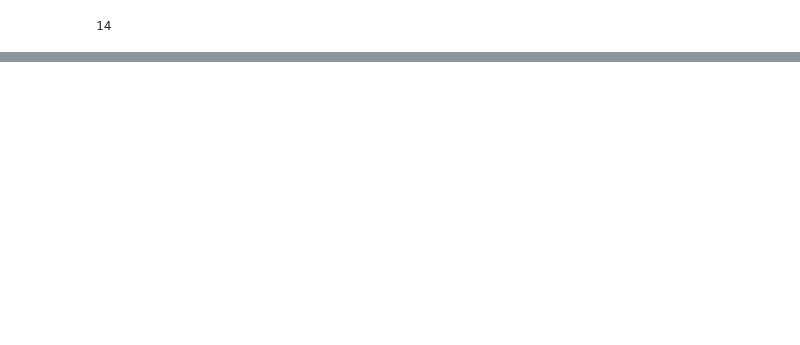
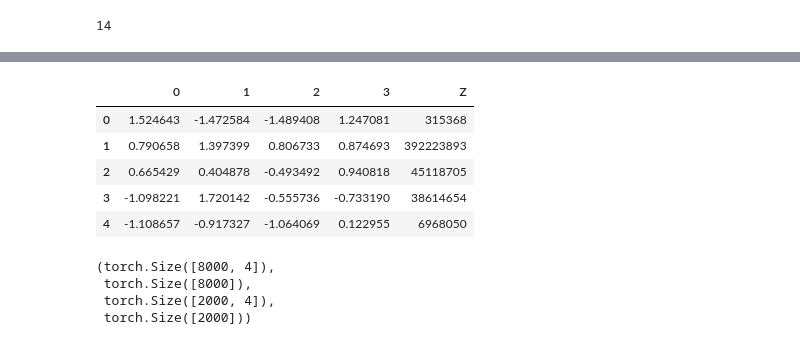
Before and after one commit to Antozamm/1week4, a Jupyter notebook: feat_aug_2.ipynb, the cells around one changed output, grey strips where cells are left out. Saved outputs shown, nothing was run; the diff lists cells and outputs as text; code cells hidden in the pictures; blank space fills up the shorter version.

```diff
--- a/feat_aug_2.ipynb
+++ b/feat_aug_2.ipynb
@@ -110,0 +140,3 @@ dtype: int32
+# %%
+zscore = StandardScaler()
+df_ = pd.DataFrame(zscore.fit_transform(df))
@@ -110,0 +152,11 @@ dtype: int32
+# %%
+df_['Z'] = Z
+# %%
+df_.head()
+# %% [output]
+|  | 0 | 1 | 2 | 3 | Z |
+| 0 | 1.524643 | -1.472584 | -1.489408 | 1.247081 | 315368 |
+| 1 | 0.790658 | 1.397399 | 0.806733 | 0.874693 | 392223893 |
+| 2 | 0.665429 | 0.404878 | -0.493492 | 0.940818 | 45118705 |
+| 3 | -1.098221 | 1.720142 | -0.555736 | -0.733190 | 38614654 |
+| 4 | -1.108657 | -0.917327 | -1.064069 | 0.122955 | 6968050 |
@@ -110,0 +171,12 @@ dtype: int32
+# %%
+x_train = in_data_tens_train[:,:-1]
+y_train = in_data_tens_train[:,-1]
+x_cv = in_data_tens_cv[:,:-1]
+y_cv = in_data_tens_cv[:,-1]
+
+x_train.shape,y_train.shape,x_cv.shape,y_cv.shape
+# %% [output]
+(torch.Size([8000, 4]),
+ torch.Size([8000]),
+ torch.Size([2000, 4]),
+ torch.Size([2000]))
```
Also changed, not shown: parts of 33 cells of this notebook.
